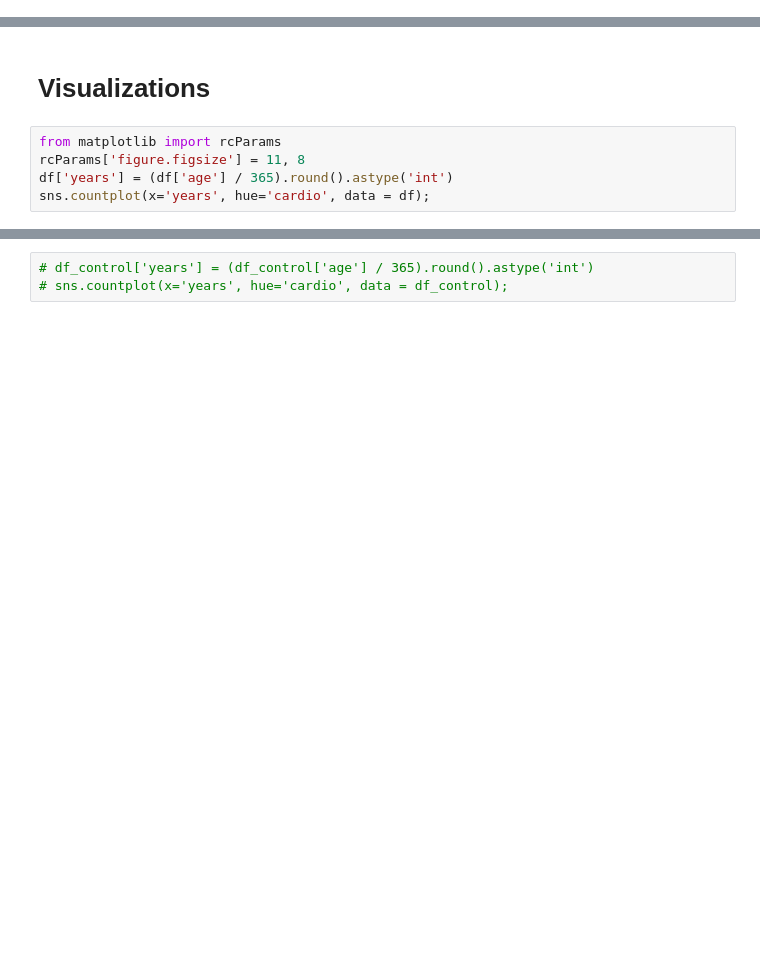
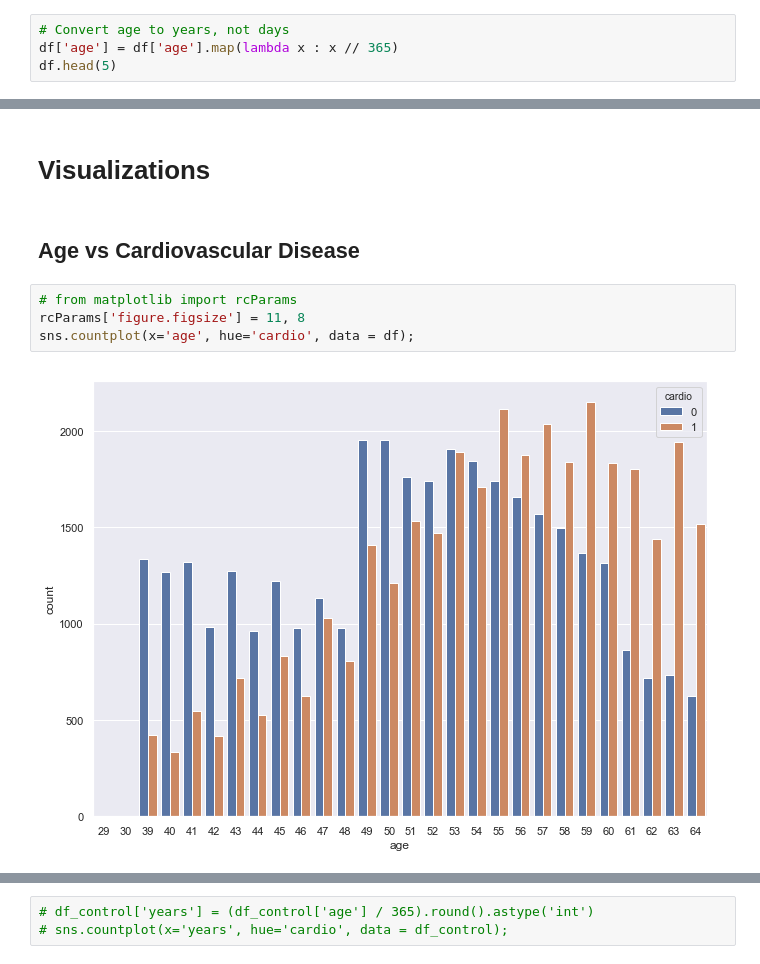
Before and after one commit to AnnikaNoren/dsc-mod-5-project-online-ds-pt-071519, a Jupyter notebook: student.ipynb, the cells around one changed output, grey strips where cells are left out. Drawn from its saved outputs; the diff is of its cells as text; blank space fills up the shorter version.

```diff
--- a/student.ipynb
+++ b/student.ipynb
@@ -84,0 +255,4 @@ print("Now there are {} duplicated values in this dataset.".format(df.duplicated
+# %%
+# Convert age to years, not days
+df['age'] = df['age'].map(lambda x : x // 365)
+df.head(5)
@@ -172,7 +459,10 @@ df.describe()
 # %% [markdown]
 # Visualizations
+# %% [markdown]
+## Age vs Cardiovascular Disease
 # %%
-from matplotlib import rcParams
+# from matplotlib import rcParams
 rcParams['figure.figsize'] = 11, 8
-df['years'] = (df['age'] / 365).round().astype('int')
-sns.countplot(x='years', hue='cardio', data = df);
+sns.countplot(x='age', hue='cardio', data = df);
+# %% [output]
+[figure, added]
```
Also changed, not shown: parts of 207 cells of this notebook, 2 other files.
